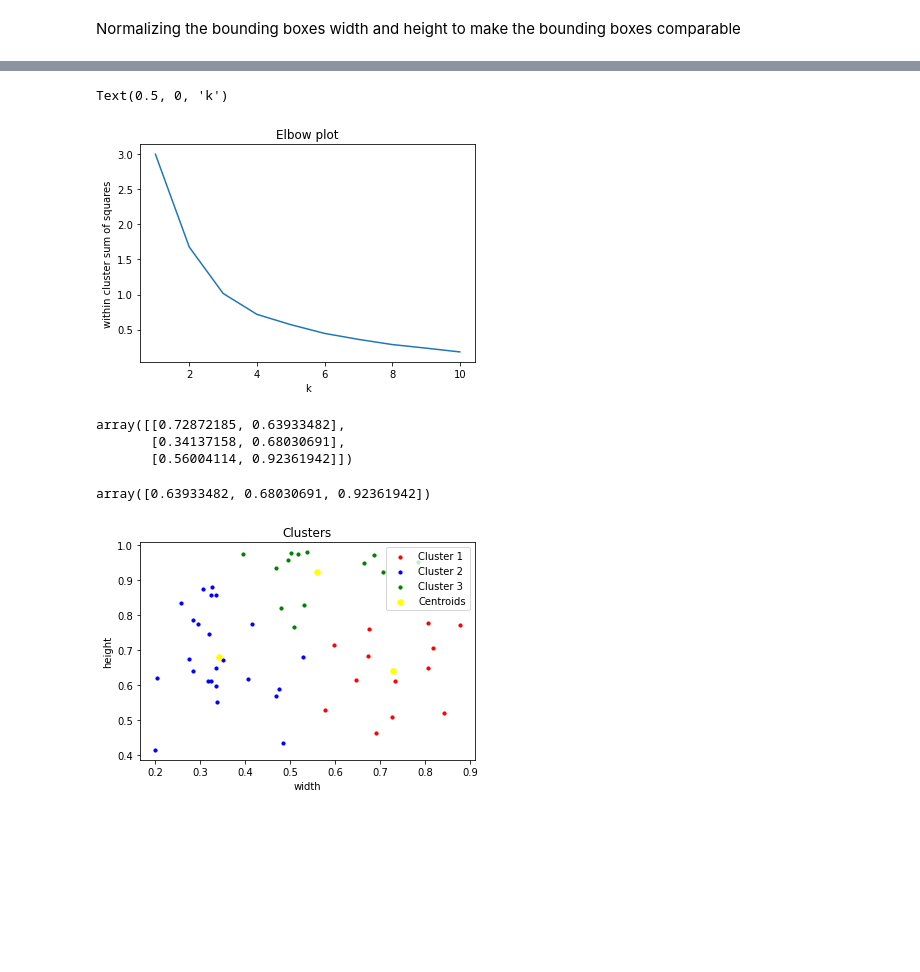
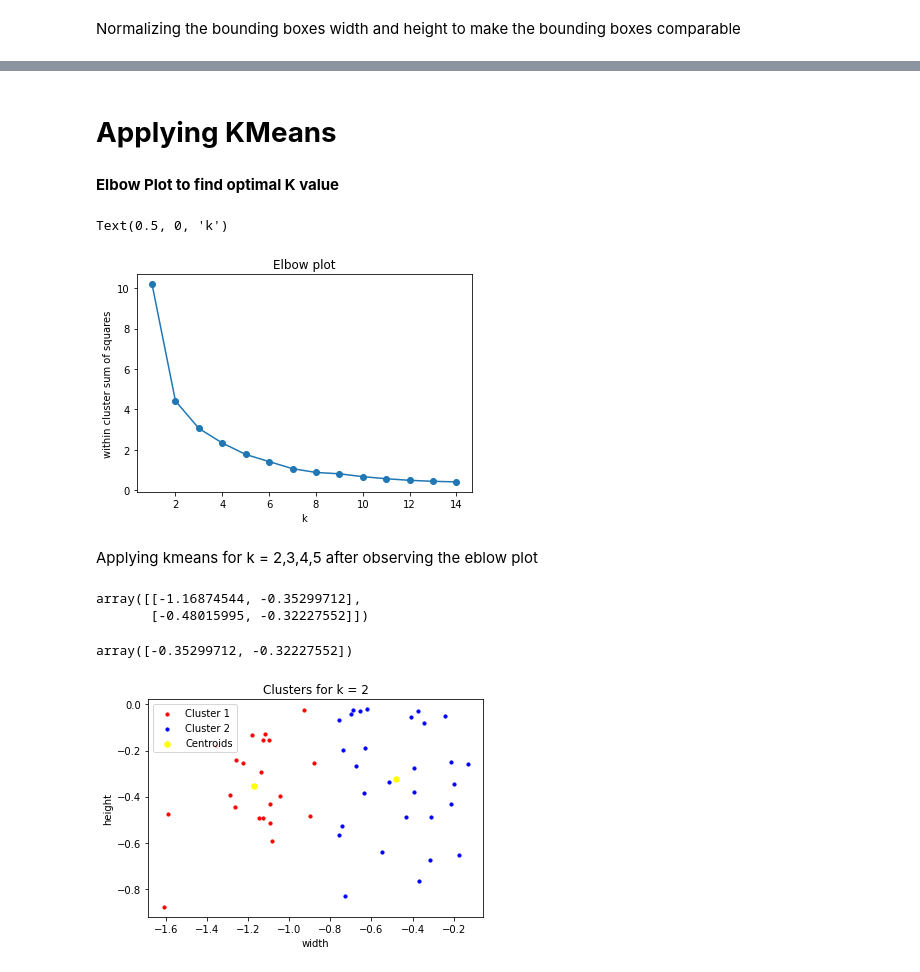
Before and after one commit to m-shilpa/EVA4, a Jupyter notebook: Session 12/Assignment-B/yolo_kmeans.ipynb, the cells around one changed output, grey strips where cells are left out. Saved outputs shown, nothing was run; the diff lists cells and outputs as text; code cells hidden in the pictures; blank space fills up the shorter version.

```diff
--- a/Session 12/Assignment-B/yolo_kmeans.ipynb
+++ b/Session 12/Assignment-B/yolo_kmeans.ipynb
@@ -86,9 +100,3 @@ len(data['images'])
 50
 # %% [markdown]
 Normalizing the bounding boxes width and height to make the bounding boxes comparable
-# %%
-bbox = []
-for i in range(len(annotations)):
-  width = annotations[i]['bbox'][2]/data['images'][i]['width']
-  height = annotations[i]['bbox'][3]/data['images'][i]['height']
-  bbox.append([width,height])
@@ -116,0 +103,23 @@ bbox = np.array(bbox)
+# %%
+import math
+df = pd.DataFrame()
+for i in range(len(data['annotations'])):
+
+  image_width = data['images'][i]['width']
+  image_height = data['images'][i]['height']
+  bbox_width = data['annotations'][i]['bbox'][2]
+  bbox_height = data['annotations'][i]['bbox'][3]
+
+  # Normalizing the bounding boxes width and height to make the bounding boxes comparable.
+  width = bbox_width/image_width
+  height = bbox_height/image_height
+  log_width = math.log(width)
+  log_height = math.log(height)
+
+  df = df.append({'name': data['images'][i]['file_name'], 'image_width': image_width, 'image_height': image_height,'bbox_width':bbox_width,
+                  'bbox_height':bbox_height,'normalized_bbox_w':width,'normalized_bbox_h':height,
+                  'log_normalized_bbox_w':log_width,'log_normalized_bbox_h':log_height}, ignore_index=True)
+
+df = df[['name', 'image_width', 'image_height','bbox_width', 'bbox_height','normalized_bbox_w','normalized_bbox_h',
+                  'log_normalized_bbox_w','log_normalized_bbox_h']]
+df.head(5)
@@ -117,42 +147,48 @@ bbox = np.array(bbox)
+# %%
+x = df[['log_normalized_bbox_w','log_normalized_bbox_h']].to_numpy()
+# %% [markdown]
+# **Applying KMeans**
 # %%
 from sklearn.cluster import KMeans
+# %% [markdown]
+**Elbow Plot to find optimal K value**
 # %%
-clusters = list(range(1,11))
+clusters = list(range(1,15))
 
 inertias = []
 for cluster in clusters:
-    kmeans = KMeans(n_clusters=cluster).fit(bbox)
+    kmeans = KMeans(n_clusters=cluster).fit(x)
     inertias.append(kmeans.inertia_) # gives within-cluster sum-of-squares value
 
-plt.plot(clusters,inertias)
+plt.plot(clusters,inertias,linestyle='-', marker='o')
 plt.title('Elbow plot')
 plt.ylabel('within cluster sum of squares')
 plt.xlabel('k')
 # %% [output]
 Text(0.5, 0, 'k')
-[figure, old version]
+[figure, new version]
+# %% [markdown]
+Applying kmeans for k = 2,3,4,5 after observing the eblow plot
 # %%
-kmeans = KMeans( n_clusters=3)
-pred = kmeans.fit_predict(bbox)
+kmeans = KMeans( n_clusters=2)
+pred = kmeans.fit_predict(x)
 # %%
 kmeans.cluster_centers_
 # %% [output]
-array([[0.72872185, 0.63933482],
-       [0.34137158, 0.68030691],
-       [0.56004114, 0.92361942]])
+array([[-1.16874544, -0.35299712],
+       [-0.48015995, -0.32227552]])
 # %%
 kmeans.cluster_centers_[:, 1]
 # %% [output]
-array([0.63933482, 0.68030691, 0.92361942])
+array([-0.35299712, -0.32227552])
 # %%
-plt.scatter(bbox[pred == 0, 0], bbox[pred == 0, 1], s = 10, c = 'red', label = 'Cluster 1')
-plt.scatter(bbox[pred == 1, 0], bbox[pred == 1, 1], s = 10, c = 'blue', label = 'Cluster 2')
-plt.scatter(bbox[pred == 2, 0], bbox[pred == 2, 1], s = 10, c = 'green', label = 'Cluster 3')
+plt.scatter(x[pred == 0, 0], x[pred == 0, 1], s = 10, c = 'red', label = 'Cluster 1')
+plt.scatter(x[pred == 1, 0], x[pred == 1, 1], s = 10, c = 'blue', label = 'Cluster 2')
 plt.scatter(kmeans.cluster_centers_[:, 0], kmeans.cluster_centers_[:, 1], s = 30, c = 'yellow', label = 'Centroids')
-plt.title('Clusters')
+plt.title('Clusters for k = 2')
 plt.xlabel('width')
 plt.ylabel('height')
 plt.legend()
 plt.show()
 # %% [output]
-[figure, old version]
+[figure, new version]
```
Also changed, not shown: parts of 23 cells of this notebook.
